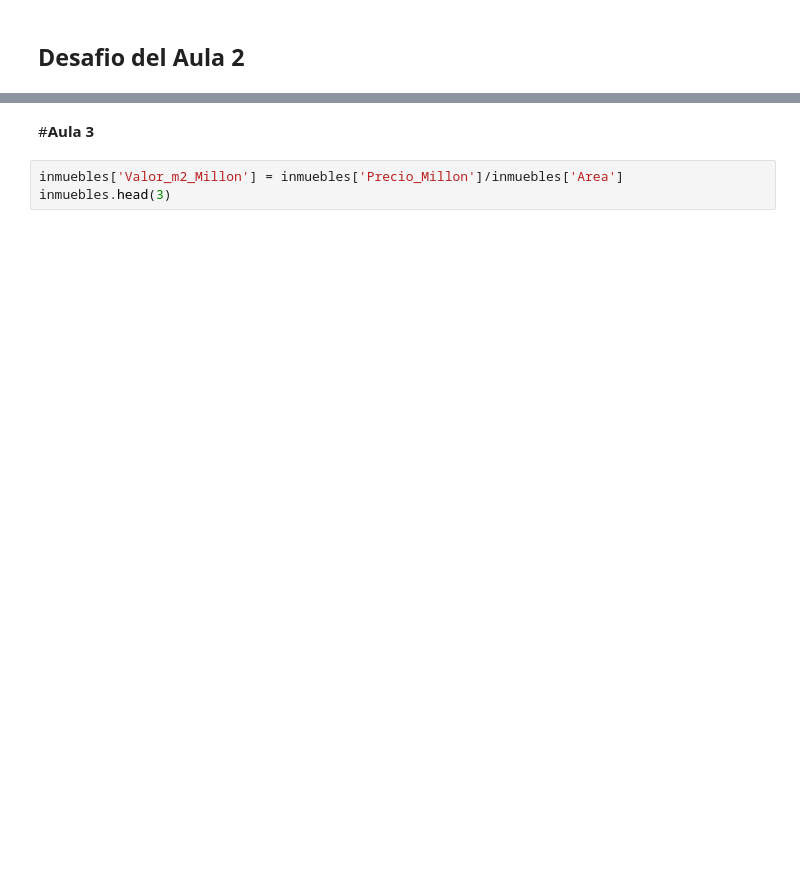
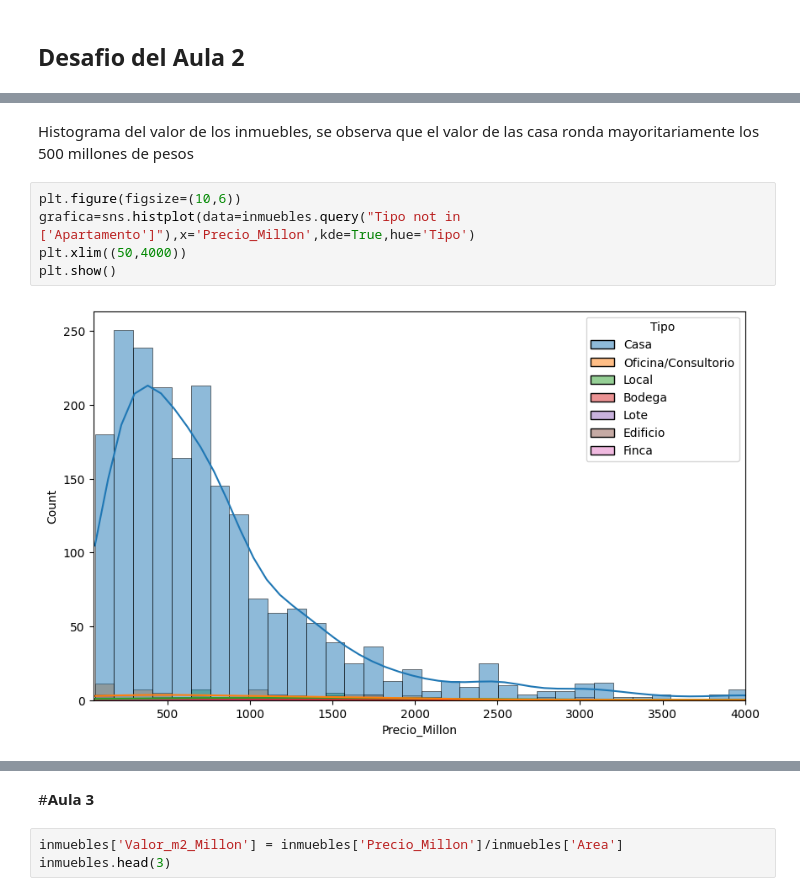
Before and after one commit to Jesalom/InmersionDeDatos, a Jupyter notebook: INMERSION_DATOS_PROYECTO_FINAL.ipynb, the cells around one changed output, grey strips where cells are left out. Cells and saved outputs as stored; diff of their text form; blank space fills up the shorter version.

```diff
--- a/INMERSION_DATOS_PROYECTO_FINAL.ipynb
+++ b/INMERSION_DATOS_PROYECTO_FINAL.ipynb
@@ -492,0 +509,9 @@ plt.show()
+# %% [markdown]
+Histograma del valor de los inmuebles, se observa que el valor de las casa ronda mayoritariamente los 500 millones de pesos
+# %%
+plt.figure(figsize=(10,6))
+grafica=sns.histplot(data=inmuebles.query("Tipo not in ['Apartamento']"),x='Precio_Millon',kde=True,hue='Tipo')
+plt.xlim((50,4000))
+plt.show()
+# %% [output]
+[figure, added]
```
Also changed, not shown: parts of 26 cells of this notebook.
